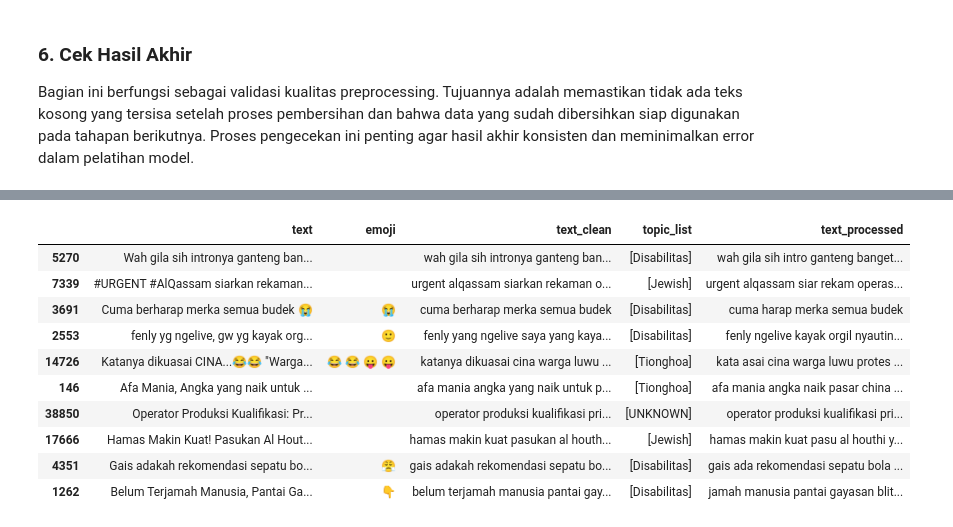
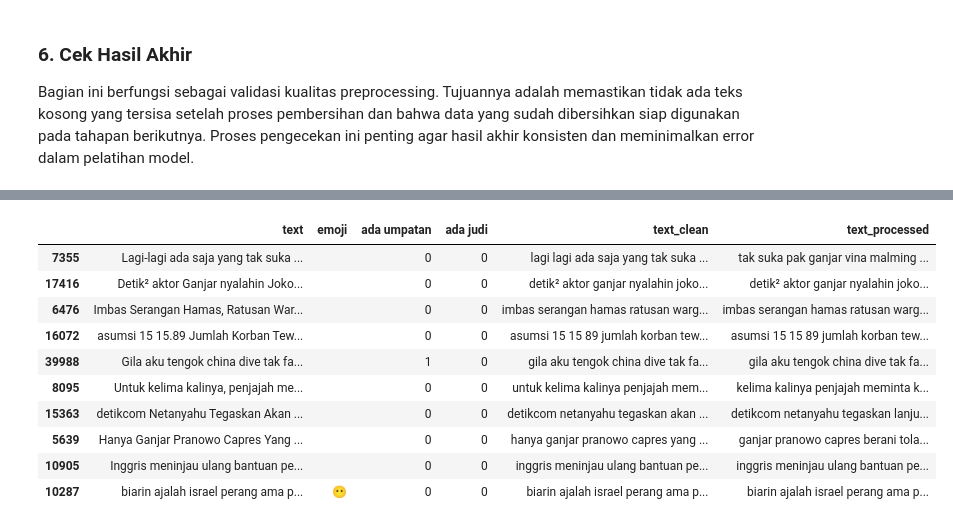
Before and after one commit to nurrasyid14/h, a Jupyter notebook: notebooks/02_preprocessing.ipynb, the cells around one changed output, grey strips where cells are left out. Cells and saved outputs as stored; diff of their text form; code cells hidden in the pictures.

Commit message:
feat : make label umpatan, judi, split dataset stemm and before stemm

```diff
--- a/notebooks/02_preprocessing.ipynb
+++ b/notebooks/02_preprocessing.ipynb
@@ -10,14 +10,23 @@ Notebook ini berfokus pada tahap preprocessing data teks sebelum dilakukan pelat
 Pada bagian berikut, setiap sub-bagian menjelaskan alasan dan hasil dari proses preprocessing yang dilakukan secara berurutan.
 # %%
 from pathlib import Path
+import sys
+import json
+import re
 import pandas as pd
 
 PROJECT_ROOT = Path.cwd().resolve()
 if PROJECT_ROOT.name == "notebooks":
     PROJECT_ROOT = PROJECT_ROOT.parent
+if str(PROJECT_ROOT) not in sys.path:
+    sys.path.insert(0, str(PROJECT_ROOT))
 
 DATA_PATH = PROJECT_ROOT / "data" / "raw" / "indotoxic2024_annotated_data-3.csv"
-OUTPUT_PATH = PROJECT_ROOT / "data" / "processed" / "data_cleaned_before_encode.csv"
+SLANG_PATH = PROJECT_ROOT / "data" / "slang_dict.json"
+TOGEL_PATH = PROJECT_ROOT / "data" / "togelnumbers.json"
+UMPATAN_PATH = PROJECT_ROOT / "data" / "umpatan.json"
+CLEANED_OUTPUT_PATH = PROJECT_ROOT / "data" / "processed" / "indotoxic2024_cleaned.csv"
+STEMMED_OUTPUT_PATH = PROJECT_ROOT / "data" / "processed" / "indotoxic2024_stemmed.csv"
 
 df = pd.read_csv(DATA_PATH)
 print(f"Data sumber: {DATA_PATH}")
@@ -231,7 +271,7 @@ def normalize_slang(text):
     words = text.split()
 
     normalized = [
-        slang_dict.get(word, word)
+        slang_lookup.get(word, word)
         for word in words
     ]
 
@@ -462,9 +463,8 @@ def re_preprocess(
 # %%
-df_processed, topic_encoder = re_preprocess(
+df_cleaned = re_preprocess(
     df,
     stopword_remove=True,
-    encode_topic=False,
-    stem=True
+    stem=False
 )
 # %% [output]
 ==================================================
@@ -489,13 +485,25 @@ PREPROCESSING SELESAI
 
 Bagian ini berfungsi sebagai validasi kualitas preprocessing. Tujuannya adalah memastikan tidak ada teks kosong yang tersisa setelah proses pembersihan dan bahwa data yang sudah dibersihkan siap digunakan pada tahapan berikutnya. Proses pengecekan ini penting agar hasil akhir konsisten dan meminimalkan error dalam pelatihan model.
 # %%
+from src.classif.gambling_ad_detector import GamblingAdDetector
+
+# Label judi dibuat setelah cleaning dan sebelum stemming, tanpa menghapus komentar.
+# Nilai 1 berarti istilah judi eksplisit atau pola kandidat dari GamblingAdDetector ditemukan.
+gambling_detector = GamblingAdDetector(number_reference_path=TOGEL_PATH)
+explicit_gambling = df_cleaned["text"].map(has_gambling_term)
+detected_gambling = df_cleaned["text_clean"].apply(
+    lambda text: gambling_detector.classify(text)["suspected_gambling_promo"]
+)
+df_cleaned["ada judi"] = (explicit_gambling | detected_gambling).astype(int)
+print("Baris berlabel judi:", int(df_cleaned["ada judi"].sum()))
+
 empty_after_cleaning = (
-    df_processed["text_clean"].fillna("").astype(str).str.strip().eq("")
+    df_cleaned["text_clean"].fillna("").astype(str).str.strip().eq("")
 )
 
 print("Text kosong setelah cleaning:", int(empty_after_cleaning.sum()))
-df_processed = df_processed.loc[~empty_after_cleaning].copy()
+df_cleaned = df_cleaned.loc[~empty_after_cleaning].copy()
 
-assert df_processed["text_clean"].fillna("").astype(str).str.strip().ne("").all()
-print("Jumlah data valid:", f"{len(df_processed):,}")
+assert df_cleaned["text_clean"].fillna("").astype(str).str.strip().ne("").all()
+print("Jumlah data valid:", f"{len(df_cleaned):,}")
 # %% [output]
@@ -523,19 +513,19 @@ memory usage: 3.9+ MB
 # %%
 pd.set_option("display.max_colwidth", 200)
 
-df_processed[
-    ["text", "emoji", "text_clean", "topic_list", "text_processed"]
+df_cleaned[
+    ["text", "emoji", "ada umpatan", "ada judi", "text_clean", "text_processed"]
 ].sample(10)
 # %% [output]
-|  | text | emoji | text_clean | topic_list | text_processed |
-| 5270 | Wah gila sih intronya ganteng ban... |  | wah gila sih intronya ganteng ban... | [Disabilitas] | wah gila sih intro ganteng banget... |
-| 7339 | #URGENT #AlQassam siarkan rekaman... |  | urgent alqassam siarkan rekaman o... | [Jewish] | urgent alqassam siar rekam operas... |
-| 3691 | Cuma berharap merka semua budek 😭 | 😭 | cuma berharap merka semua budek | [Disabilitas] | cuma harap merka semua budek |
-| 2553 | fenly yg ngelive, gw yg kayak org... | 🙂 | fenly yang ngelive saya yang kaya... | [Disabilitas] | fenly ngelive kayak orgil nyautin... |
-| 14726 | Katanya dikuasai CINA...😂😂 "Warga... | 😂 😂 😛 😛 | katanya dikuasai cina warga luwu ... | [Tionghoa] | kata asai cina warga luwu protes ... |
-| 146 | Afa Mania, Angka yang naik untuk ... |  | afa mania angka yang naik untuk p... | [Tionghoa] | afa mania angka naik pasar china ... |
-| 38850 | Operator Produksi Kualifikasi: Pr... |  | operator produksi kualifikasi pri... | [UNKNOWN] | operator produksi kualifikasi pri... |
-| 17666 | Hamas Makin Kuat! Pasukan Al Hout... |  | hamas makin kuat pasukan al houth... | [Jewish] | hamas makin kuat pasu al houthi y... |
-| 4351 | Gais adakah rekomendasi sepatu bo... | 😤 | gais adakah rekomendasi sepatu bo... | [Disabilitas] | gais ada rekomendasi sepatu bola ... |
-| 1262 | Belum Terjamah Manusia, Pantai Ga... | 👇 | belum terjamah manusia pantai gay... | [Disabilitas] | jamah manusia pantai gayasan blit... |
+|  | text | emoji | ada umpatan | ada judi | text_clean | text_processed |
+| 7355 | Lagi-lagi ada saja yang tak suka ... |  | 0 | 0 | lagi lagi ada saja yang tak suka ... | tak suka pak ganjar vina malming ... |
+| 17416 | Detik² aktor Ganjar nyalahin Joko... |  | 0 | 0 | detik² aktor ganjar nyalahin joko... | detik² aktor ganjar nyalahin joko... |
+| 6476 | Imbas Serangan Hamas, Ratusan War... |  | 0 | 0 | imbas serangan hamas ratusan warg... | imbas serangan hamas ratusan warg... |
+| 16072 | asumsi 15 15.89 Jumlah Korban Tew... |  | 0 | 0 | asumsi 15 15 89 jumlah korban tew... | asumsi 15 15 89 jumlah korban tew... |
+| 39988 | Gila aku tengok china dive tak fa... |  | 1 | 0 | gila aku tengok china dive tak fa... | gila aku tengok china dive tak fa... |
+| 8095 | Untuk kelima kalinya, penjajah me... |  | 0 | 0 | untuk kelima kalinya penjajah mem... | kelima kalinya penjajah meminta k... |
+| 15363 | detikcom Netanyahu Tegaskan Akan ... |  | 0 | 0 | detikcom netanyahu tegaskan akan ... | detikcom netanyahu tegaskan lanju... |
+| 5639 | Hanya Ganjar Pranowo Capres Yang ... |  | 0 | 0 | hanya ganjar pranowo capres yang ... | ganjar pranowo capres berani tola... |
+| 10905 | Inggris meninjau ulang bantuan pe... |  | 0 | 0 | inggris meninjau ulang bantuan pe... | inggris meninjau ulang bantuan pe... |
+| 10287 | biarin ajalah israel perang ama p... | 😶 | 0 | 0 | biarin ajalah israel perang ama p... | biarin ajalah israel perang ama p... |
 # %%
```
Also changed, not shown: parts of 16 cells of this notebook, 8 other files.
